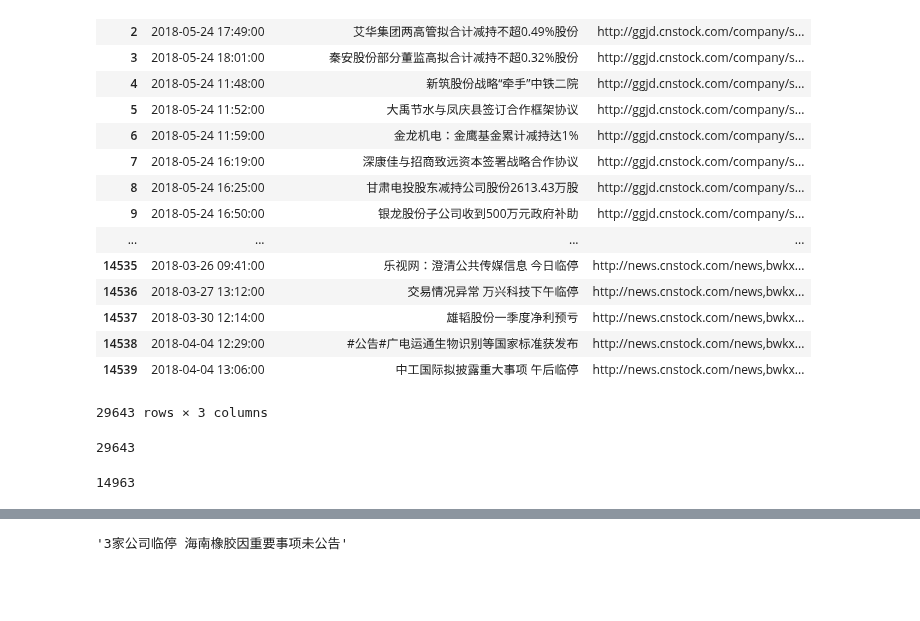
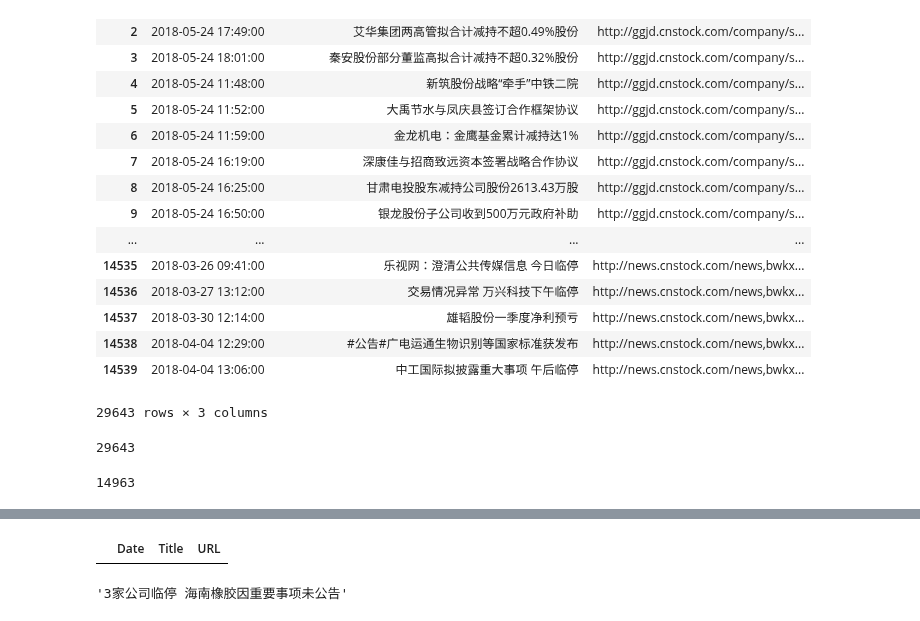
Before and after one commit to barneyElDinosaurio/base_function, a Jupyter notebook: mysql_backup.ipynb, the cells around one changed output, grey strips where cells are left out. Saved outputs shown, nothing was run; the diff lists cells and outputs as text; code cells hidden in the pictures; blank space fills up the shorter version.

```diff
--- a/mysql_backup.ipynb
+++ b/mysql_backup.ipynb
@@ -116,3 +120,7 @@ local_conn.close()
+# %%
+my_df[my_df['URL']=='http://ggjd.cnstock.com/company/scp_ggjd/tjd_ggkx/201809/4278966']
+# %% [output]
+|  | Date | Title | URL |
 # %%
 local_conn.close()
 # %%
```
Also changed, not shown: parts of 6 cells of this notebook.
